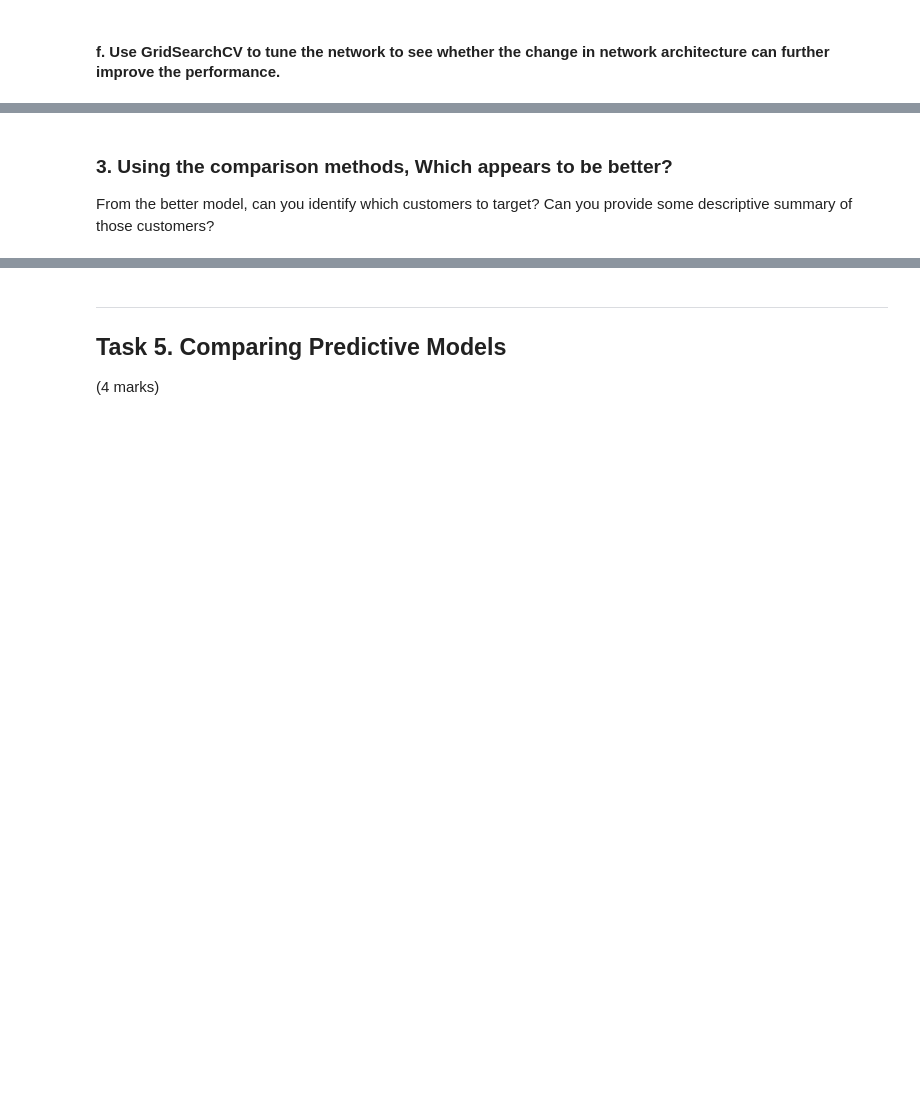
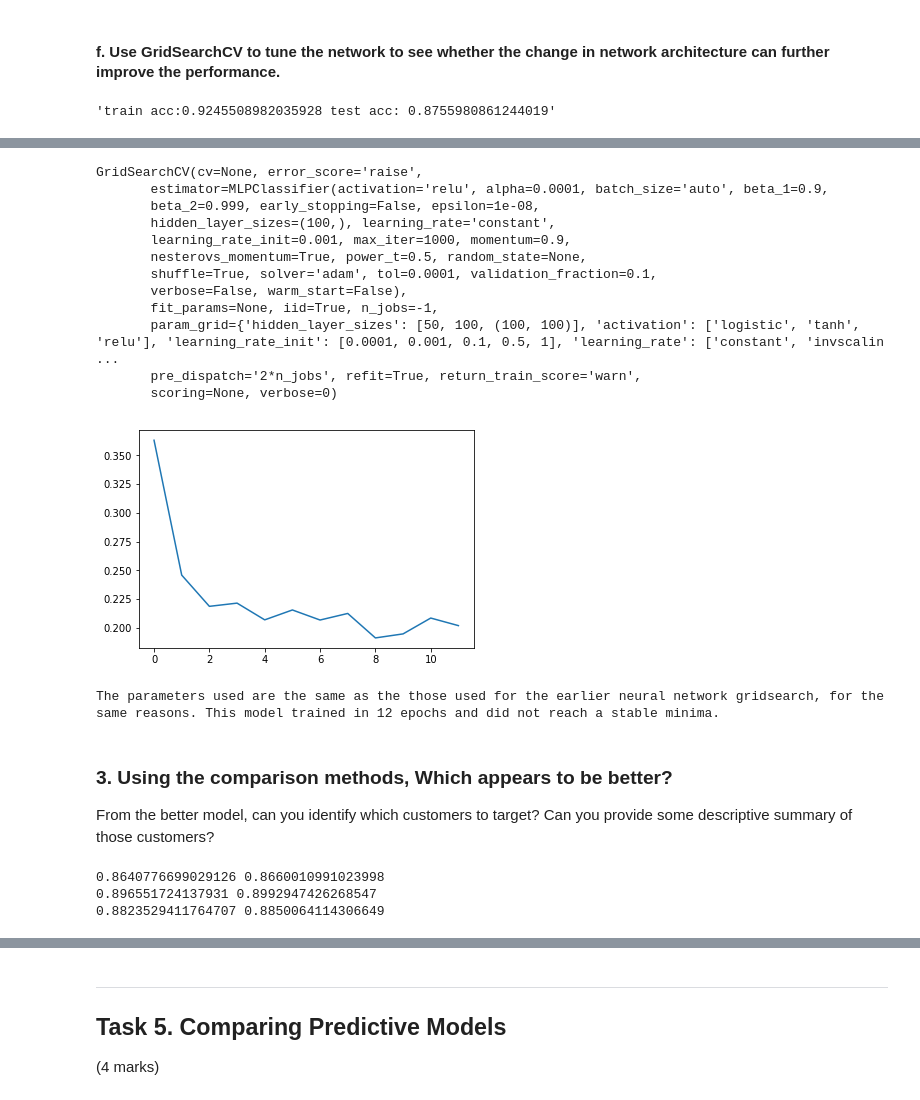
Before and after one commit to ChristopherAyling/CAB330_A1, a Jupyter notebook: CAB330 Case Study 1.ipynb, the cells around one changed output, grey strips where cells are left out. Drawn from its saved outputs; the diff is of its cells as text; code cells hidden in the pictures; blank space fills up the shorter version.

```diff
--- a/CAB330 Case Study 1.ipynb
+++ b/CAB330 Case Study 1.ipynb
@@ -768,6 +1009,8 @@ Yes, the training process converged.
 params = {
     "hidden_layer_sizes": [(50), (100), (100, 100)],
     "activation": ['logistic', 'tanh', 'relu'],
+    "learning_rate_init": [0.0001, 0.001, 0.1, 0.5, 1],
+    "learning_rate": ["constant", "invscaling", "adaptive"]
 }
 
 gs_mlp_rfe = GridSearchCV(MLPClassifier(max_iter=1000), params, n_jobs=-1).fit(Xtr_nn_rfe, ytr_nn_rfe)
@@ -778,3 +1021,5 @@ display(
     f"best loss: {gs_mlp_rfe.best_estimator_.best_loss_} loss:{gs_mlp_rfe.best_estimator_.loss_}",
     gs_mlp_rfe
 )
+# %% [output]
+'train acc:0.9245508982035928 test acc: 0.8755980861244019'
@@ -780,0 +1027,17 @@ display(
+GridSearchCV(cv=None, error_score='raise',
+       estimator=MLPClassifier(activation='relu', alpha=0.0001, batch_size='auto', beta_1=0.9,
+       beta_2=0.999, early_stopping=False, epsilon=1e-08,
+       hidden_layer_sizes=(100,), learning_rate='constant',
+       learning_rate_init=0.001, max_iter=1000, momentum=0.9,
+       nesterovs_momentum=True, power_t=0.5, random_state=None,
+       shuffle=True, solver='adam', tol=0.0001, validation_fraction=0.1,
+       verbose=False, warm_start=False),
+       fit_params=None, iid=True, n_jobs=-1,
+       param_grid={'hidden_layer_sizes': [50, 100, (100, 100)], 'activation': ['logistic', 'tanh', 'relu'], 'learning_rate_init': [0.0001, 0.001, 0.1, 0.5, 1], 'learning_rate': ['constant', 'invscalin ...
+       pre_dispatch='2*n_jobs', refit=True, return_train_score='warn',
+       scoring=None, verbose=0)
+[figure, added]
+# %%
+print(f"The parameters used are the same as the those used for the earlier neural network gridsearch, for the same reasons. This model trained in {len(gs_mlp_rfe.best_estimator_.loss_curve_)} epochs and did not reach a stable minima.")
+# %% [output]
+The parameters used are the same as the those used for the earlier neural network gridsearch, for the same reasons. This model trained in 12 epochs and did not reach a stable minima.
@@ -786,3 +1051,9 @@ From the better model, can you identify which customers to target? Can you provi
 print(accuracy_overview["decision_tree"]["f1"], accuracy_overview["decision_tree"]["AUC"])
 
 print(accuracy_overview["regression"]["f1"], accuracy_overview["regression"]["AUC"])
+
+print(accuracy_overview["neural_network"]["f1"], accuracy_overview["neural_network"]["AUC"])
+# %% [output]
+0.8640776699029126 0.8660010991023998
+0.896551724137931 0.8992947426268547
+0.8823529411764707 0.8850064114306649
```
Also changed, not shown: parts of 58 cells of this notebook.
